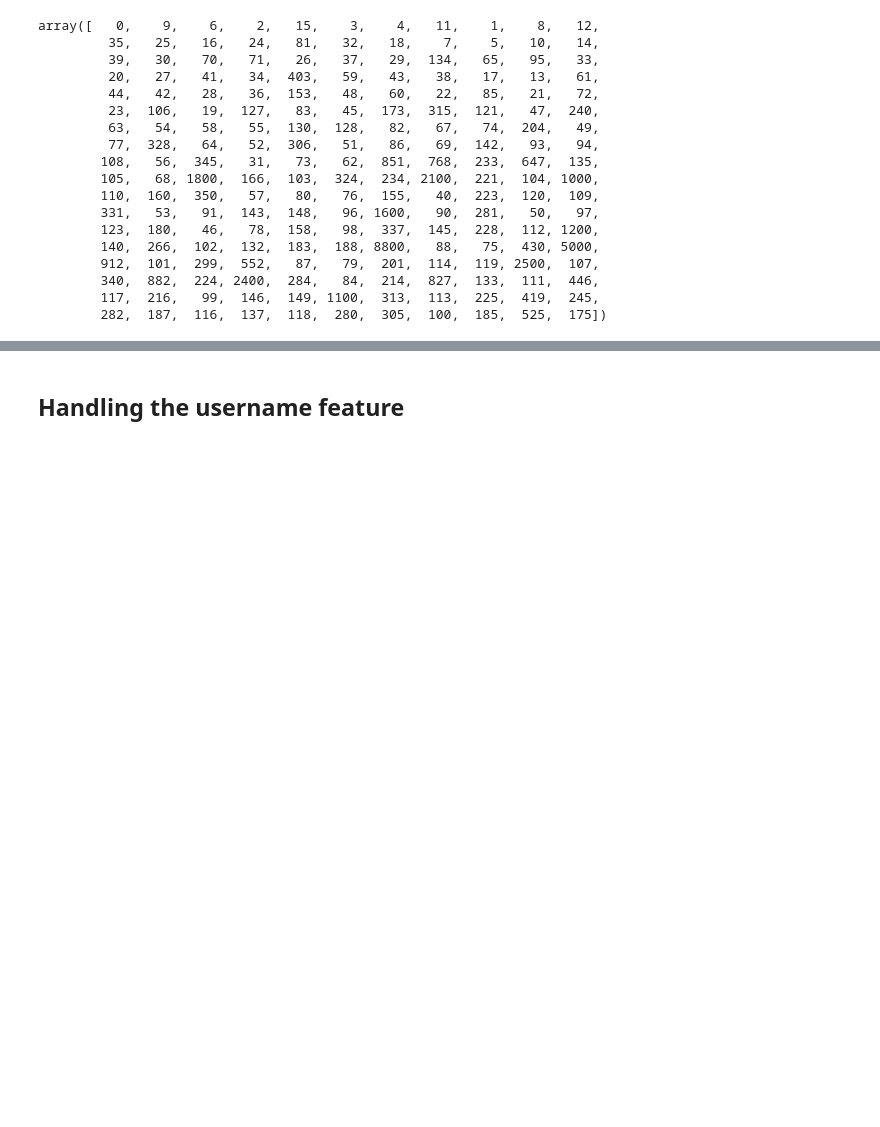
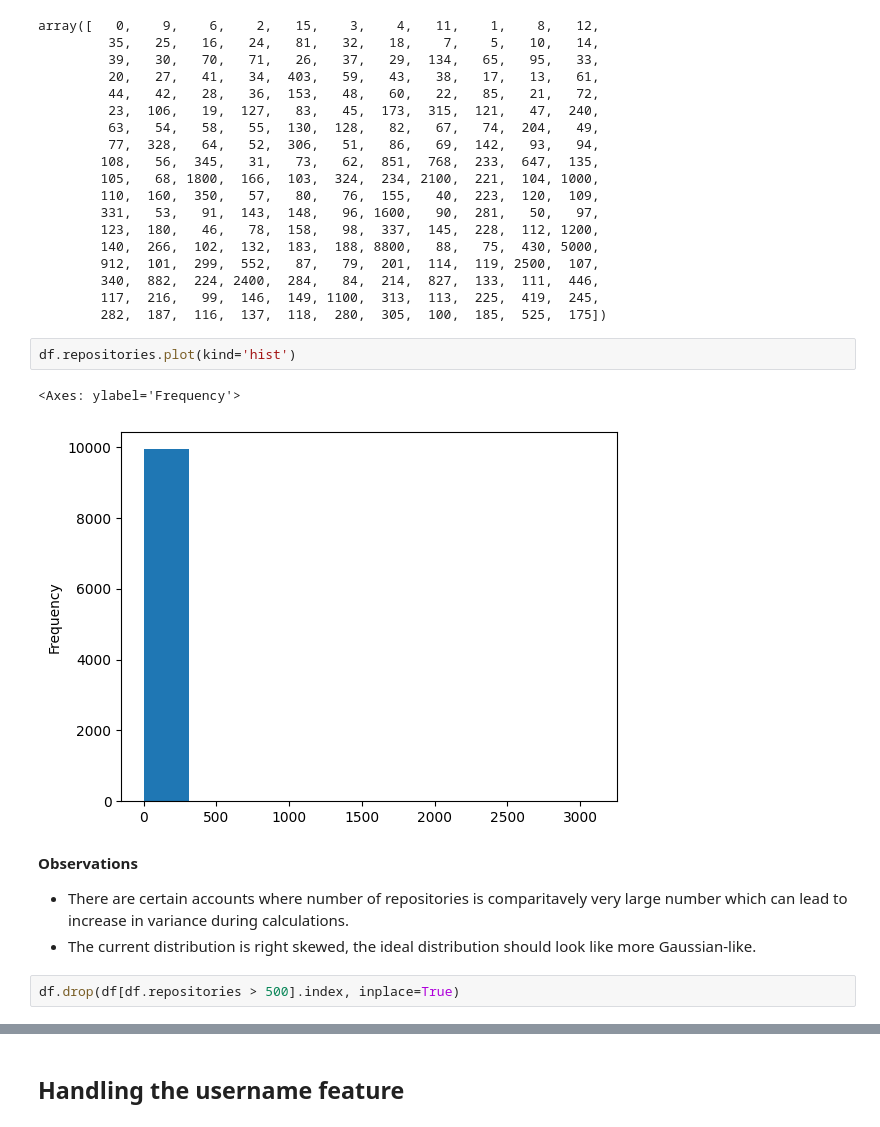
Before and after one commit to nikhil-xyz/Data-Cleaning-Notebook, a Jupyter notebook: GitHub.ipynb, the cells around one changed output, grey strips where cells are left out. Saved outputs shown, nothing was run; the diff lists cells and outputs as text; blank space fills up the shorter version.

```diff
--- a/GitHub.ipynb
+++ b/GitHub.ipynb
@@ -223,3 +223,14 @@ array([   0,    9,    6,    2,   15,    3,    4,   11,    1,    8,   12,
         340,  882,  224, 2400,  284,   84,  214,  827,  133,  111,  446,
         117,  216,   99,  146,  149, 1100,  313,  113,  225,  419,  245,
         282,  187,  116,  137,  118,  280,  305,  100,  185,  525,  175])
+# %%
+df.repositories.plot(kind='hist')
+# %% [output]
+<Axes: ylabel='Frequency'>
+[figure, added]
+# %% [markdown]
+**Observations**
+- There are certain accounts where number of repositories is comparitavely very large number which can lead to increase in variance during calculations.
+- The current distribution is right skewed, the ideal distribution should look like more Gaussian-like.
+# %%
+df.drop(df[df.repositories > 500].index, inplace=True)
```
Also changed, not shown: parts of 1 cell of this notebook.
